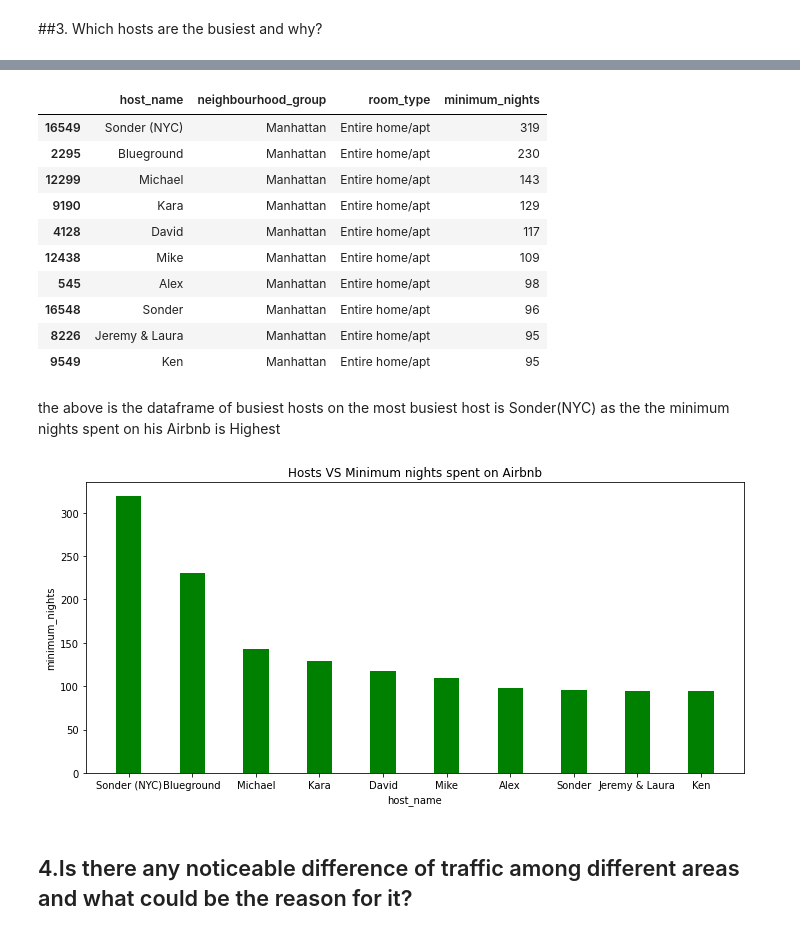
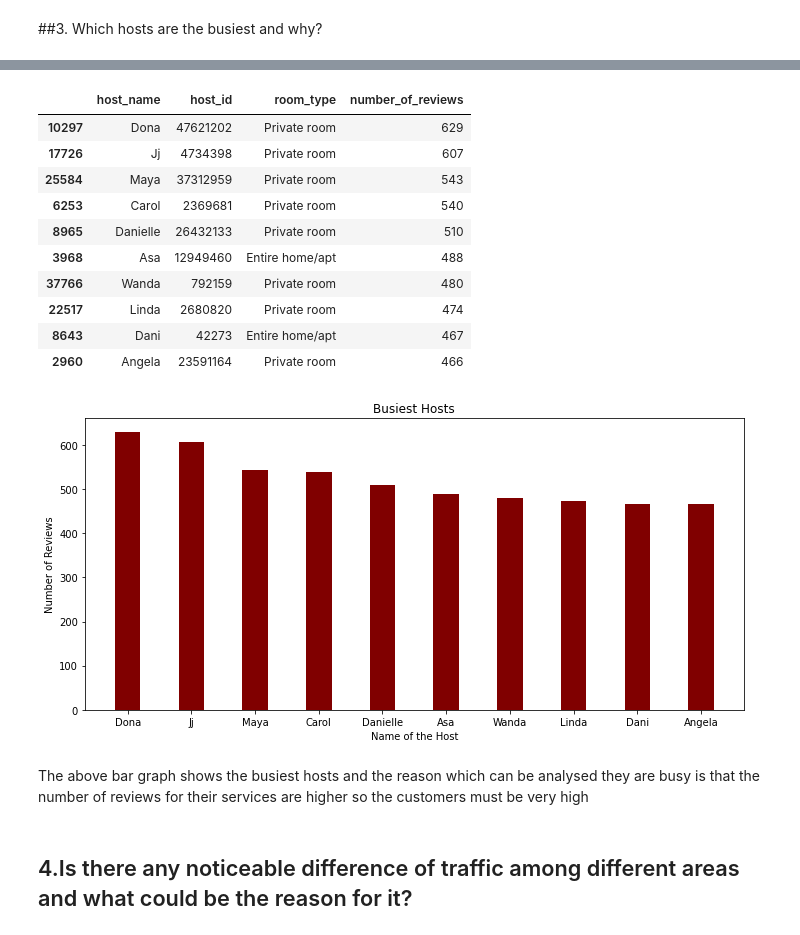
Before and after one commit to KartikKumar7070/Airbnb-Dataset, a Jupyter notebook: Airbnb_Bookings_Analysis_Capstone_Project.ipynb, the cells around one changed output, grey strips where cells are left out. Drawn from its saved outputs; the diff is of its cells as text; code cells hidden in the pictures.

```diff
--- a/Airbnb_Bookings_Analysis_Capstone_Project.ipynb
+++ b/Airbnb_Bookings_Analysis_Capstone_Project.ipynb
@@ -83,6 +121,10 @@ df.describe()
 # %%
 df.drop('reviews_per_month',axis=1,inplace=True)
 df.drop('last_review',axis=1,inplace=True)
+# %%
+# Filling missing values
+df['name'].fillna('Absent', inplace = True)
+df['host_name'].fillna('Absent', inplace =  True)
 # %%
 df.isnull().sum()
 # %% [output]
@@ -276,40 +299,38 @@ new_df.head(2)
 # %%
-busiest_hosts= new_df.groupby(['host_name','neighbourhood_group','room_type'])['minimum_nights'].count().reset_index()
-busiest_hosts = busiest_hosts.sort_values(by='minimum_nights',ascending=False).head(10)
+# busiiest hosts with respect to number of reviews
+busiest_hosts = new_df.groupby(['host_name','host_id','room_type'])['number_of_reviews'].max().reset_index()
+busiest_hosts = busiest_hosts.sort_values(by='number_of_reviews', ascending=False).head(10)
 busiest_hosts
 # %% [output]
-|  | host_name | neighbourhood_group | room_type | minimum_nights |
-| 16549 | Sonder (NYC) | Manhattan | Entire home/apt | 319 |
-| 2295 | Blueground | Manhattan | Entire home/apt | 230 |
-| 12299 | Michael | Manhattan | Entire home/apt | 143 |
-| 9190 | Kara | Manhattan | Entire home/apt | 129 |
-| 4128 | David | Manhattan | Entire home/apt | 117 |
-| 12438 | Mike | Manhattan | Entire home/apt | 109 |
-| 545 | Alex | Manhattan | Entire home/apt | 98 |
-| 16548 | Sonder | Manhattan | Entire home/apt | 96 |
-| 8226 | Jeremy & Laura | Manhattan | Entire home/apt | 95 |
-| 9549 | Ken | Manhattan | Entire home/apt | 95 |
+|  | host_name | host_id | room_type | number_of_reviews |
+| 10297 | Dona | 47621202 | Private room | 629 |
+| 17726 | Jj | 4734398 | Private room | 607 |
+| 25584 | Maya | 37312959 | Private room | 543 |
+| 6253 | Carol | 2369681 | Private room | 540 |
+| 8965 | Danielle | 26432133 | Private room | 510 |
+| 3968 | Asa | 12949460 | Entire home/apt | 488 |
+| 37766 | Wanda | 792159 | Private room | 480 |
+| 22517 | Linda | 2680820 | Private room | 474 |
+| 8643 | Dani | 42273 | Entire home/apt | 467 |
+| 2960 | Angela | 23591164 | Private room | 466 |
-# %% [markdown]
-the above is the dataframe of busiest hosts on the most busiest host is Sonder(NYC) as the the minimum nights spent on his Airbnb is Highest
 # %%
-# pl
-host_name = busiest_hosts['host_name']
-minimum_nights = busiest_hosts['minimum_nights']
+name = busiest_hosts['host_name']
+reviews = busiest_hosts['number_of_reviews']
 
-# Set the figure size
-plt.rcParams["figure.figsize"] = [10,5]
-plt.rcParams["figure.autolayout"] = True
+fig = plt.figure(figsize = (10, 5))
 
-# Plot bar chart with data points
-plt.bar(host_name,minimum_nights,color='green',width=0.4)
-plt.xlabel('host_name')
-plt.ylabel('minimum_nights')
-plt.title('Hosts VS Minimum nights spent on Airbnb')
+# creating the bar plot
+plt.bar(name, reviews, color ='maroon',
+        width = 0.4)
 
-# Display the plot
+plt.xlabel("Name of the Host")
+plt.ylabel("Number of Reviews")
+plt.title("Busiest Hosts")
 plt.show()
 # %% [output]
-[figure, old version]
+[figure, new version]
+# %% [markdown]
+The above bar graph shows the busiest hosts and the reason which can be analysed they are busy is that the number of reviews for their services are higher so the customers must be very high
 # %% [markdown]
 ## 4.Is there any noticeable difference of traffic among different areas and what could be the reason for it?
 # %%
```
Also changed, not shown: parts of 33 cells of this notebook.
